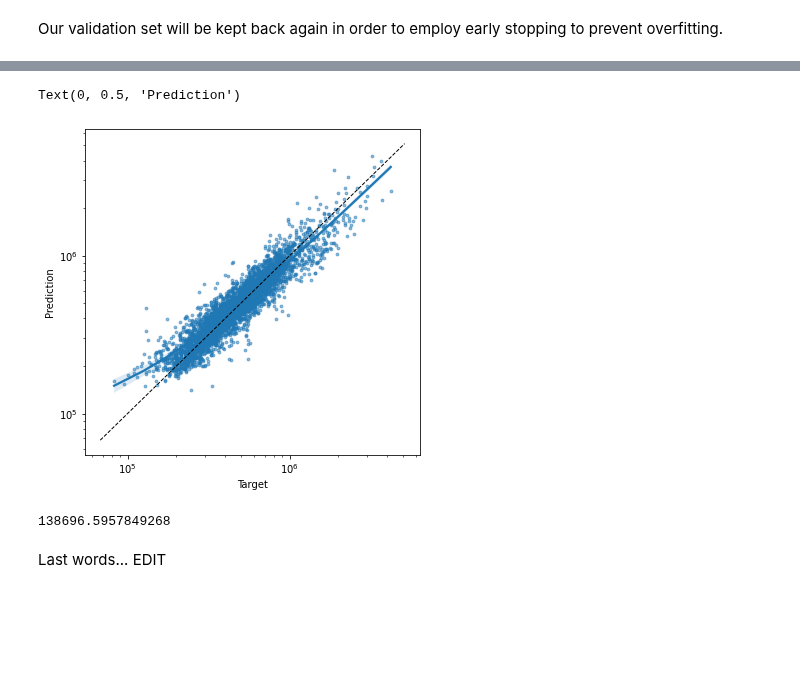
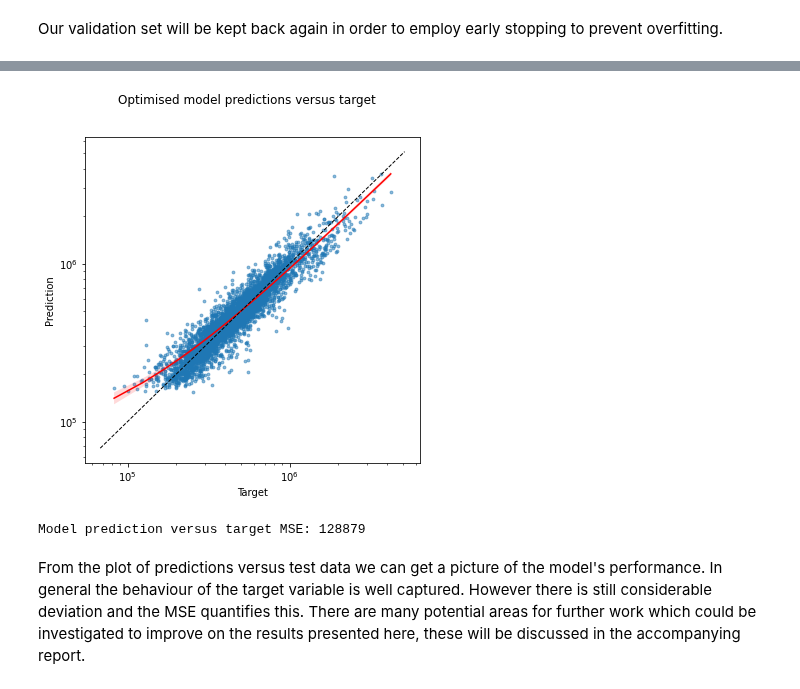
Before and after one commit to StephenTGibson/COMP527-colabNotebooks, a Jupyter notebook: COMP534-AppliedArtificialIntelligence/COMP534-CA2.ipynb, the cells around one changed output, grey strips where cells are left out. Saved outputs shown, nothing was run; the diff lists cells and outputs as text; code cells hidden in the pictures; blank space fills up the shorter version.

```diff
--- a/COMP534-AppliedArtificialIntelligence/COMP534-CA2.ipynb
+++ b/COMP534-AppliedArtificialIntelligence/COMP534-CA2.ipynb
@@ -227,7 +209,7 @@ def lossModel(loss):
     model.add(Dense(units=8, activation='relu'))
     model.add(Dense(units=1, activation='linear'))
     # Input loss function and SGD optimiser
-    model.compile(loss=loss, optimizer='SGD')
+    model.compile(loss=loss, optimizer='Adam')
     return model
 # %% [markdown]
 Later hyperparameter optimisation will use kfold cross validation. However for the moment we will use a single additional validation split from the training set.
@@ -401,8 +388,9 @@ def structureModel(hiddenLayers, nodes, actFunc):
         model.add(Dense(units=nodes, activation=actFunc))
     # Output layer
     model.add(Dense(units=1, activation='linear'))
-    # Use best performing loss function and optimiser
-    model.compile(loss='mean_squared_error', optimizer='adam') #EDIT
+    # Use best performing optimiser and learning rate
+    optimiser = Adam(learning_rate=0.01)
+    model.compile(loss='mean_squared_error', optimizer=optimiser)
     return model
 # %%
 # Define function to test each neural network
@@ -530,19 +501,19 @@ EDIT results
 The final step is to create a model using our optimised hyperparameters. This will be used to predict the target variable using our unseen test data and the results compared against the true values.
 # %%
 # Create best model using identified hyperparameters
-bestModel = structureModel(hiddenLayers, nodes, actFunc) # EDIT
+bestModel = structureModel(3, 8, 'relu')
 # %% [markdown]
 Our validation set will be kept back again in order to employ early stopping to prevent overfitting.
 # %%
 # Define early stopping parameters
 earlyStop = EarlyStopping(monitor='loss', mode='min', verbose=1, patience=5)
-#
+# Fit model and store training loss
 bestTraining = bestModel.fit(X_trainValid,
                              y_trainValid,
                              validation_data=(X_validate,
                                               y_validate),
                              epochs=1000,
-                             batch_size=64, #edit
+                             batch_size=32,
                              verbose=0,
                              callbacks=[earlyStop]
                              )
@@ -574,36 +546,36 @@ bestPred = bestModel.predict(X_test)
 revertBestPred = targetReverter(bestPred)
 reverty_test = targetReverter(y_test)
 # %%
-# Plot
+# Plot predictions against target variable
 fig, ax = plt.subplots(figsize=(6,6))
 
 ax = sns.regplot(x=reverty_test,
                  y=revertBestPred,
                  scatter_kws={'s':8,
-                              'alpha':0.5},
-               )
-
-ax.set(xscale="log", yscale="log")
-
+                              'alpha':0.5
+                              },
+                 line_kws={'color':'red',
+                           'linewidth':1.5
+                           },
+)
+# Set log scale to bring in outliers
+ax.set(xscale='log', yscale='log')
+# Add x=y reference line
 xpoints = ypoints = ax.get_xlim()
 ax.plot(xpoints, ypoints, linestyle='--', color='k', lw=1)
 
-
-#ax.axis('equal')
-
+# Add axis labels and title
 ax.set_xlabel('Target')
 ax.set_ylabel('Prediction')
+fig.suptitle('Optimised model predictions versus target', fontsize=12)
 
-# Add title
-fig.suptitle('Optimised model predictions versus target', fontsize=12)
-#fig.savefig('bestModelPredictionsTestComparison', bbox_inches='tight')
+fig.savefig('bestModelPredictionsTestComparison', bbox_inches='tight')
 plt.show()
 # %% [output]
-Text(0, 0.5, 'Prediction')
-[figure, old version]
+[figure, new version]
 # %%
-print(f'MSE: {mean_squared_error(reverty_test, revertBestPred, squared=False):.0f}')  #edit which error
+print(f'Model prediction versus target MSE: {mean_squared_error(reverty_test, revertBestPred, squared=False):.0f}')
 # %% [output]
-138696.5957849268
+Model prediction versus target MSE: 128879
 # %% [markdown]
-Last words... EDIT
+From the plot of predictions versus test data we can get a picture of the model's performance. In general the behaviour of the target variable is well captured. However there is still considerable deviation and the MSE quantifies this. There are many potential areas for further work which could be investigated to improve on the results presented here, these will be discussed in the accompanying report.
```
Also changed, not shown: parts of 17 cells of this notebook.
